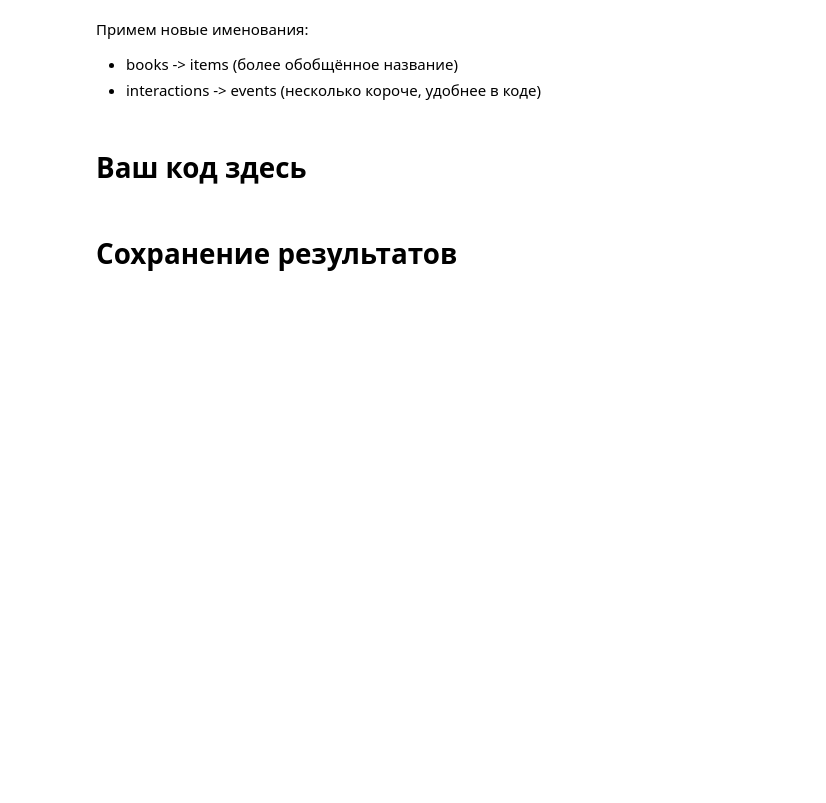
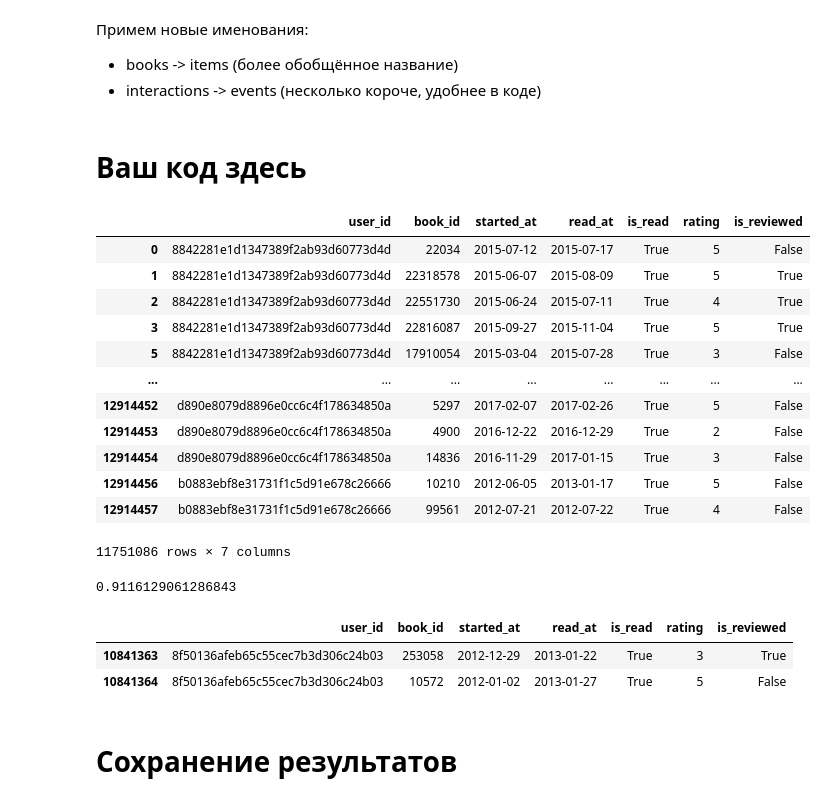
Before and after one commit to Yoshigonnawin/mle-recsys-start, a Jupyter notebook: preprocessing.ipynb, the cells around one changed output. Cells and saved outputs as stored; diff of their text form; code cells hidden in the pictures; blank space fills up the shorter version.

```diff
--- a/preprocessing.ipynb
+++ b/preprocessing.ipynb
@@ -304,6 +304,9 @@ fig.tight_layout()
 Примем новые именования:
 - books -> items (более обобщённое название)
 - interactions -> events (несколько короче, удобнее в коде)
+# %%
+interactions = pd.read_parquet("interactions.parquet")
+books = pd.read_parquet("books.parquet")
 # %%
 items = books.copy()
 events = interactions.copy()
@@ -319,6 +322,59 @@ events = events.query(
 ).copy()
 # %% [markdown]
 # Ваш код здесь
+# %%
+events.drop(
+    index=events[events["rating"] == 0].index, axis=0, inplace=True, errors="ignore"
+)
+
+
+events.drop(
+    index=events[events["is_read"] == False].index,
+    axis=0,
+    inplace=True,
+    errors="ignore",
+)
+
+users_read_counts = events.groupby("user_id").size().reset_index(name="count")
+
+users_read_counts_filter = users_read_counts.drop(
+    index=users_read_counts[users_read_counts["count"] < 2].index, axis=0
+)["user_id"].to_list()
+
+users_deleted_index = events[~events["user_id"].isin(users_read_counts_filter)].index
+
+events.drop(
+    index=users_deleted_index,
+    axis=0,
+    inplace=True,
+    errors="ignore",
+)
+# %%
+events
+# %% [output]
+|  | user_id | book_id | started_at | read_at | is_read | rating | is_reviewed |
+| 0 | 8842281e1d1347389f2ab93d60773d4d | 22034 | 2015-07-12 | 2015-07-17 | True | 5 | False |
+| 1 | 8842281e1d1347389f2ab93d60773d4d | 22318578 | 2015-06-07 | 2015-08-09 | True | 5 | True |
+| 2 | 8842281e1d1347389f2ab93d60773d4d | 22551730 | 2015-06-24 | 2015-07-11 | True | 4 | True |
+| 3 | 8842281e1d1347389f2ab93d60773d4d | 22816087 | 2015-09-27 | 2015-11-04 | True | 5 | True |
+| 5 | 8842281e1d1347389f2ab93d60773d4d | 17910054 | 2015-03-04 | 2015-07-28 | True | 3 | False |
+| ... | ... | ... | ... | ... | ... | ... | ... |
+| 12914452 | d890e8079d8896e0cc6c4f178634850a | 5297 | 2017-02-07 | 2017-02-26 | True | 5 | False |
+| 12914453 | d890e8079d8896e0cc6c4f178634850a | 4900 | 2016-12-22 | 2016-12-29 | True | 2 | False |
+| 12914454 | d890e8079d8896e0cc6c4f178634850a | 14836 | 2016-11-29 | 2017-01-15 | True | 3 | False |
+| 12914456 | b0883ebf8e31731f1c5d91e678c26666 | 10210 | 2012-06-05 | 2013-01-17 | True | 5 | False |
+| 12914457 | b0883ebf8e31731f1c5d91e678c26666 | 99561 | 2012-07-21 | 2012-07-22 | True | 4 | False |
+11751086 rows × 7 columns
+# %%
+print(11751086 / interactions.shape[0])
+# %% [output]
+0.9116129061286843
+# %%
+interactions[interactions["user_id"] == "8f50136afeb65c55cec7b3d306c24b03"]
+# %% [output]
+|  | user_id | book_id | started_at | read_at | is_read | rating | is_reviewed |
+| 10841363 | 8f50136afeb65c55cec7b3d306c24b03 | 253058 | 2012-12-29 | 2013-01-22 | True | 3 | True |
+| 10841364 | 8f50136afeb65c55cec7b3d306c24b03 | 10572 | 2012-01-02 | 2013-01-27 | True | 5 | False |
 # %% [markdown]
 # Сохранение результатов
 # %%
```
